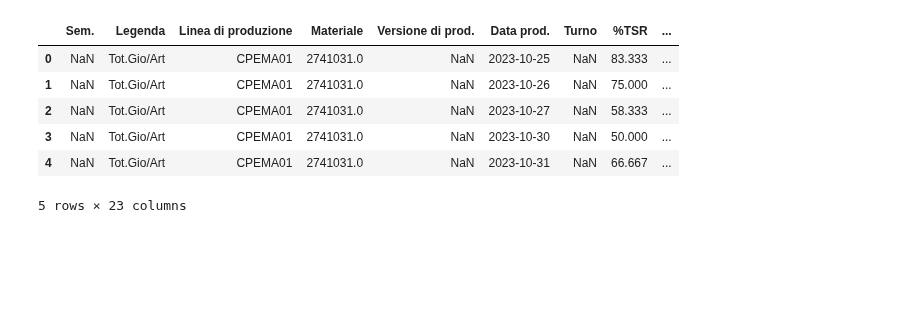
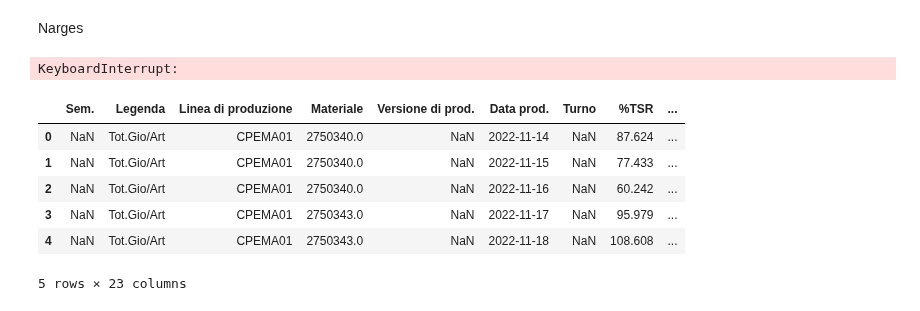
Before and after one commit to NiloofarSoltani-2/Pescara_Energy_Consumption, a Jupyter notebook: Pescara_Energy_Consumption.ipynb, the cells around one changed output. Saved outputs shown, nothing was run; the diff lists cells and outputs as text; code cells hidden in the pictures; blank space fills up the shorter version.

Commit message:
Test Branch - Narges

```diff
--- a/Pescara_Energy_Consumption.ipynb
+++ b/Pescara_Energy_Consumption.ipynb
@@ -54,23 +32,30 @@ Everything up-to-date
+# %% [markdown]
+Narges
+# %%
+from google.colab import drive
+drive.mount('/content/drive')
+# %% [output]
+KeyboardInterrupt:
 # %%
 import os
 import pandas as pd
 
-msu_directory = '/content/msu/'
+msu_directory = '/content/drive/My Drive/Fater/msu/'
 msu_excel_files = [file for file in os.listdir(msu_directory)]
 
 msu_dfs = []
 for file in msu_excel_files:
     file_path = os.path.join(msu_directory, file)
     df = pd.read_excel(file_path)
     msu_dfs.append(df)
 msu_df = pd.concat(msu_dfs, ignore_index=True)
 
 msu_df.head()
 # %% [output]
 |  | Sem. | Legenda | Linea di produzione | Materiale | Versione di prod. | Data prod. | Turno | %TSR | ... |
-| 0 | NaN | Tot.Gio/Art | CPEMA01 | 2741031.0 | NaN | 2023-10-25 | NaN | 83.333 | ... |
-| 1 | NaN | Tot.Gio/Art | CPEMA01 | 2741031.0 | NaN | 2023-10-26 | NaN | 75.000 | ... |
-| 2 | NaN | Tot.Gio/Art | CPEMA01 | 2741031.0 | NaN | 2023-10-27 | NaN | 58.333 | ... |
-| 3 | NaN | Tot.Gio/Art | CPEMA01 | 2741031.0 | NaN | 2023-10-30 | NaN | 50.000 | ... |
-| 4 | NaN | Tot.Gio/Art | CPEMA01 | 2741031.0 | NaN | 2023-10-31 | NaN | 66.667 | ... |
+| 0 | NaN | Tot.Gio/Art | CPEMA01 | 2750340.0 | NaN | 2022-11-14 | NaN | 87.624 | ... |
+| 1 | NaN | Tot.Gio/Art | CPEMA01 | 2750340.0 | NaN | 2022-11-15 | NaN | 77.433 | ... |
+| 2 | NaN | Tot.Gio/Art | CPEMA01 | 2750340.0 | NaN | 2022-11-16 | NaN | 60.242 | ... |
+| 3 | NaN | Tot.Gio/Art | CPEMA01 | 2750343.0 | NaN | 2022-11-17 | NaN | 95.979 | ... |
+| 4 | NaN | Tot.Gio/Art | CPEMA01 | 2750343.0 | NaN | 2022-11-18 | NaN | 108.608 | ... |
 5 rows × 23 columns
```
Also changed, not shown: parts of 21 cells of this notebook.
